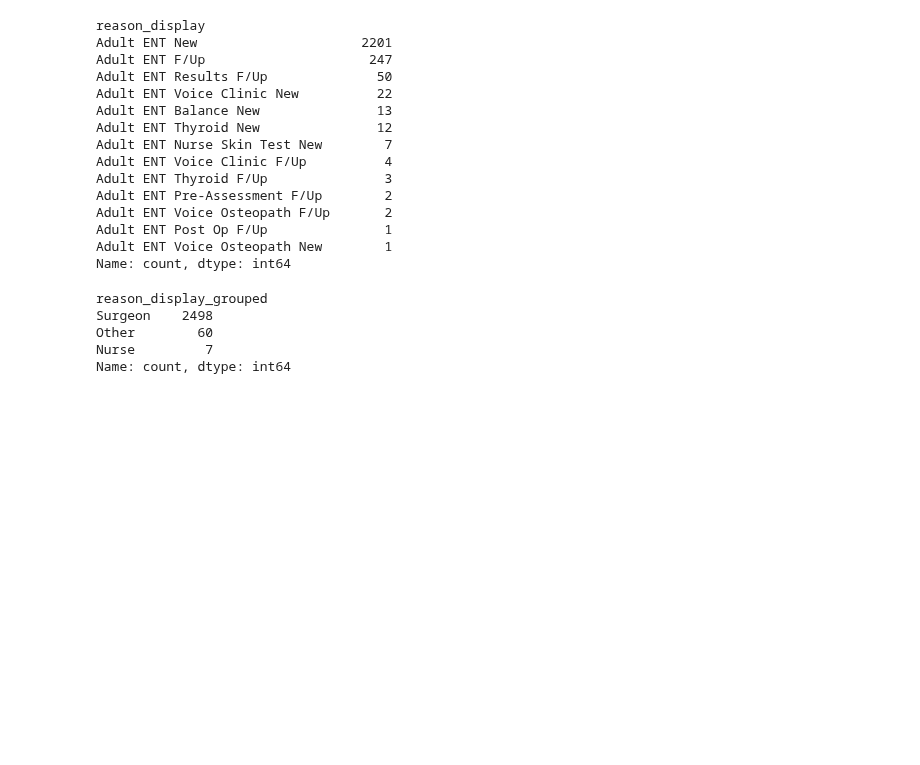
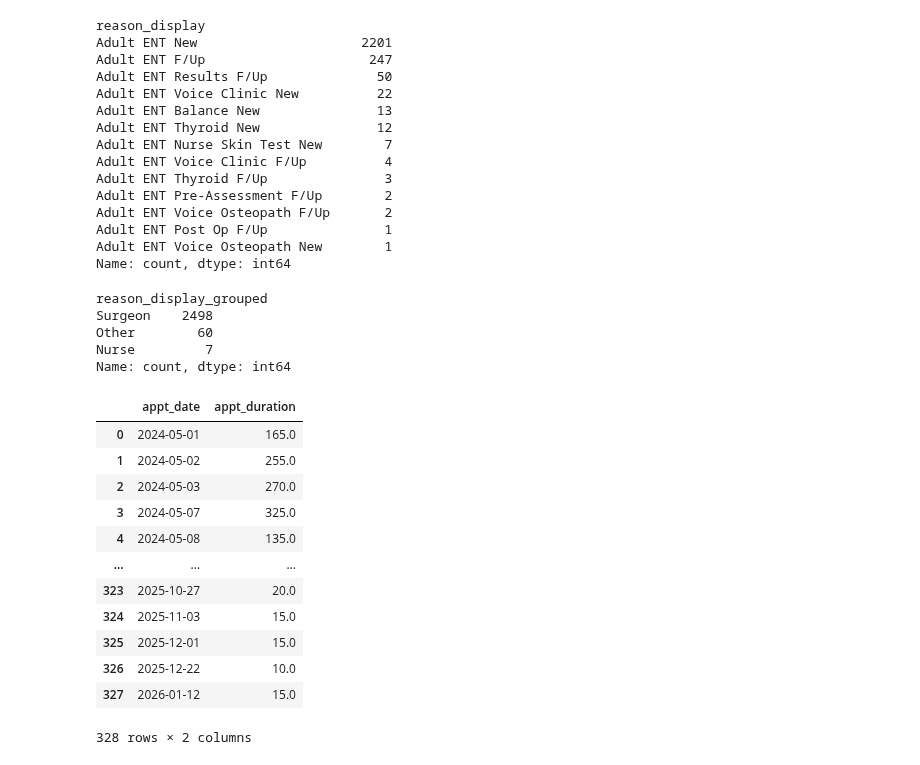
Before and after one commit to hallucinojenlee/hds_dna, a Jupyter notebook: scripts/calculate_DNA_time.ipynb, the cells around one changed output. Drawn from its saved outputs; the diff is of its cells as text; code cells hidden in the pictures; blank space fills up the shorter version.

```diff
--- a/scripts/calculate_DNA_time.ipynb
+++ b/scripts/calculate_DNA_time.ipynb
@@ -426,3 +423,20 @@ Surgeon    2498
 Other        60
 Nurse         7
 Name: count, dtype: int64
+# %%
+# Total appointment duration per day for surgeon clinics
+future[future["reason_display_grouped"] == "Surgeon"].groupby("appt_date")["appt_duration"].sum().reset_index()
+# %% [output]
+|  | appt_date | appt_duration |
+| 0 | 2024-05-01 | 165.0 |
+| 1 | 2024-05-02 | 255.0 |
+| 2 | 2024-05-03 | 270.0 |
+| 3 | 2024-05-07 | 325.0 |
+| 4 | 2024-05-08 | 135.0 |
+| ... | ... | ... |
+| 323 | 2025-10-27 | 20.0 |
+| 324 | 2025-11-03 | 15.0 |
+| 325 | 2025-12-01 | 15.0 |
+| 326 | 2025-12-22 | 10.0 |
+| 327 | 2026-01-12 | 15.0 |
+328 rows × 2 columns
```
Also changed, not shown: parts of 5 cells of this notebook.
